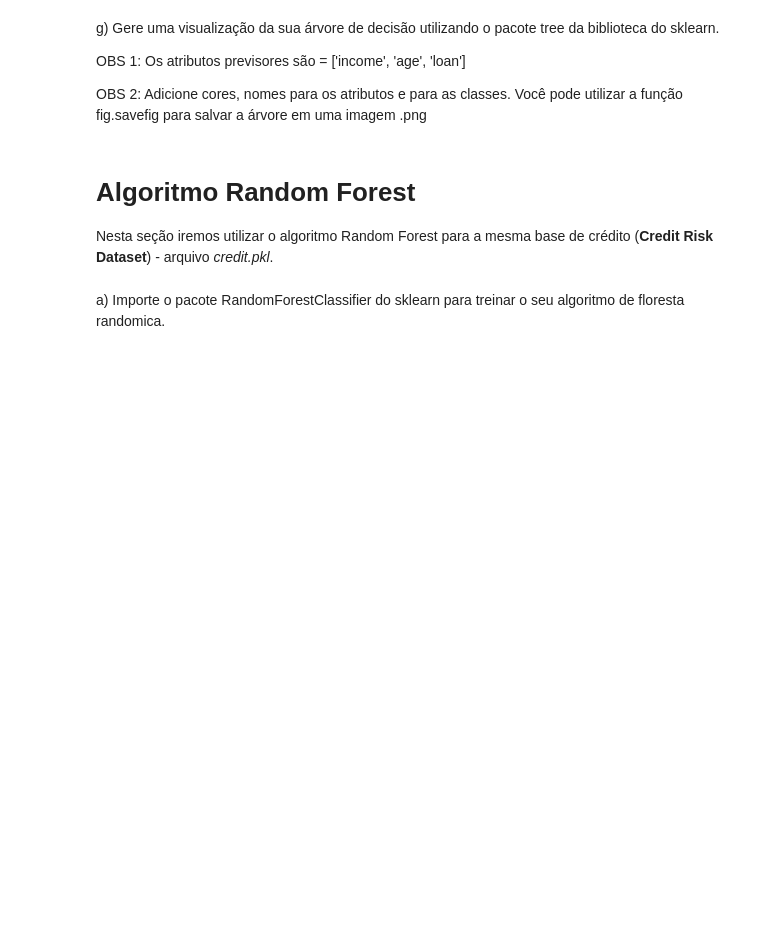
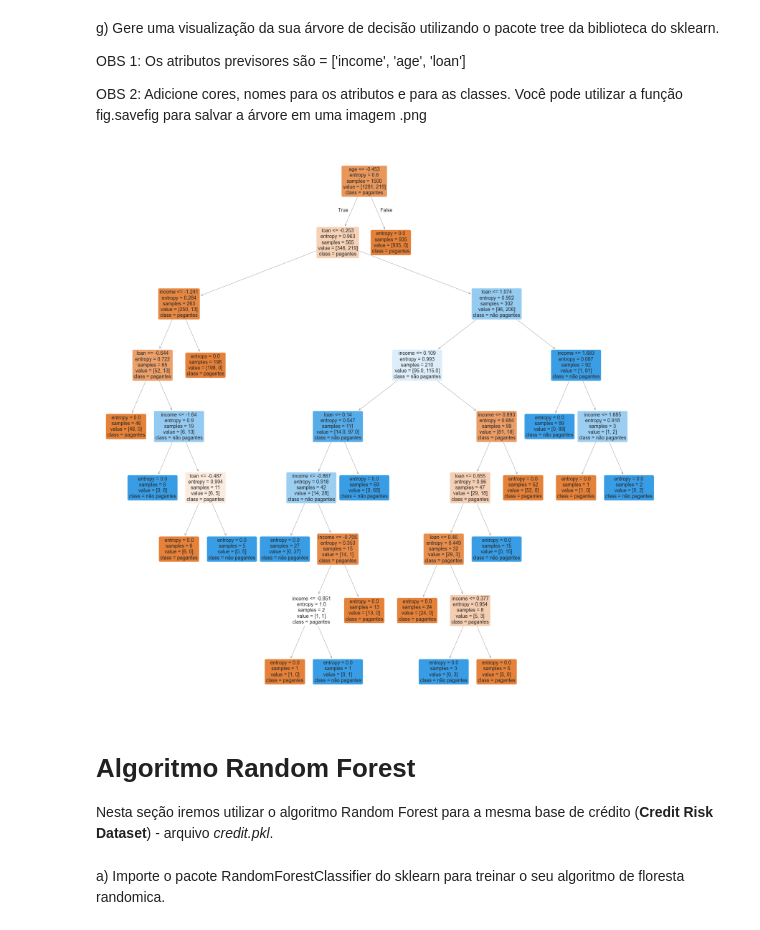
Before and after one commit to GuerreiroG/aprendizado_de_maquina, a Jupyter notebook: Naive Bayes/TRABALHO_3_PARTE_2_Algoritmo_Árvores_de_Decisão.ipynb, the cells around one changed output. Cells and saved outputs as stored; diff of their text form; code cells hidden in the pictures; blank space fills up the shorter version.

```diff
--- a/Naive Bayes/TRABALHO_3_PARTE_2_Algoritmo_Árvores_de_Decisão.ipynb
+++ b/Naive Bayes/TRABALHO_3_PARTE_2_Algoritmo_Árvores_de_Decisão.ipynb
@@ -93,2 +110,5 @@ OBS: os dados de treinamento devem ter as seguintes dimenções: x=(1500, 3), y=
 # %% [markdown]
 b) Importe o pacote DecisionTreeClassifier do sklearn para treinar o seu algoritmo de árvore de decisão. Para poder refazer os testes e obter o mesmo resultado utilize o parâmetro random_state = 0.
+# %%
+arvore_credit = DecisionTreeClassifier(criterion='entropy', random_state=0)
+arvore_credit.fit(X_credit_treinamento, y_credit_treinamento)
@@ -121,6 +185,22 @@ g) Gere uma visualização da sua árvore de decisão utilizando o pacote tree d
 OBS 1: Os atributos previsores são = ['income', 'age', 'loan']
 
 OBS 2: Adicione cores, nomes para os atributos e para as classes. Você pode utilizar a função fig.savefig para salvar a árvore em uma imagem .png
+# %%
+atributes = ['income', 'age', 'loan']
+classes = ['pagantes', 'não pagantes']
+
+plt.figure(figsize=(20, 20))
+tree.plot_tree(
+    arvore_credit,
+    feature_names=atributes,
+    class_names=classes,
+    filled=True,
+    rounded=True,
+    fontsize=10
+)
+plt.show()
+# %% [output]
+[figure, added]
 # %% [markdown]
 # Algoritmo Random Forest
 
```
Also changed, not shown: parts of 19 cells of this notebook, 2 other files.
